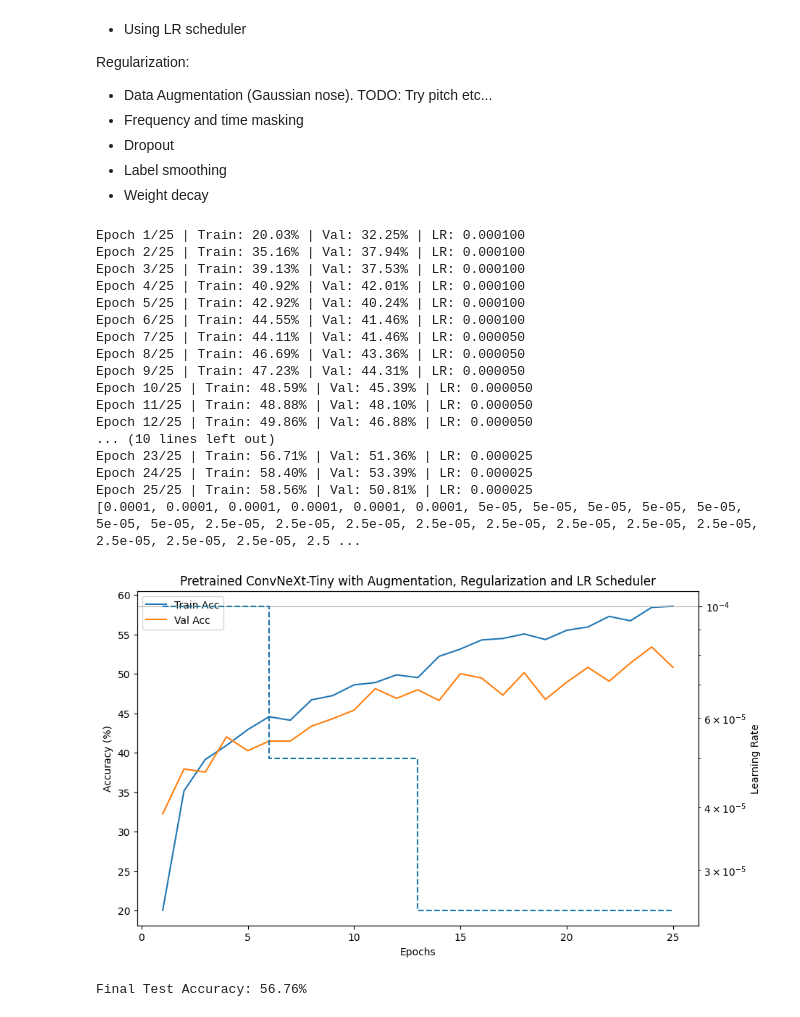
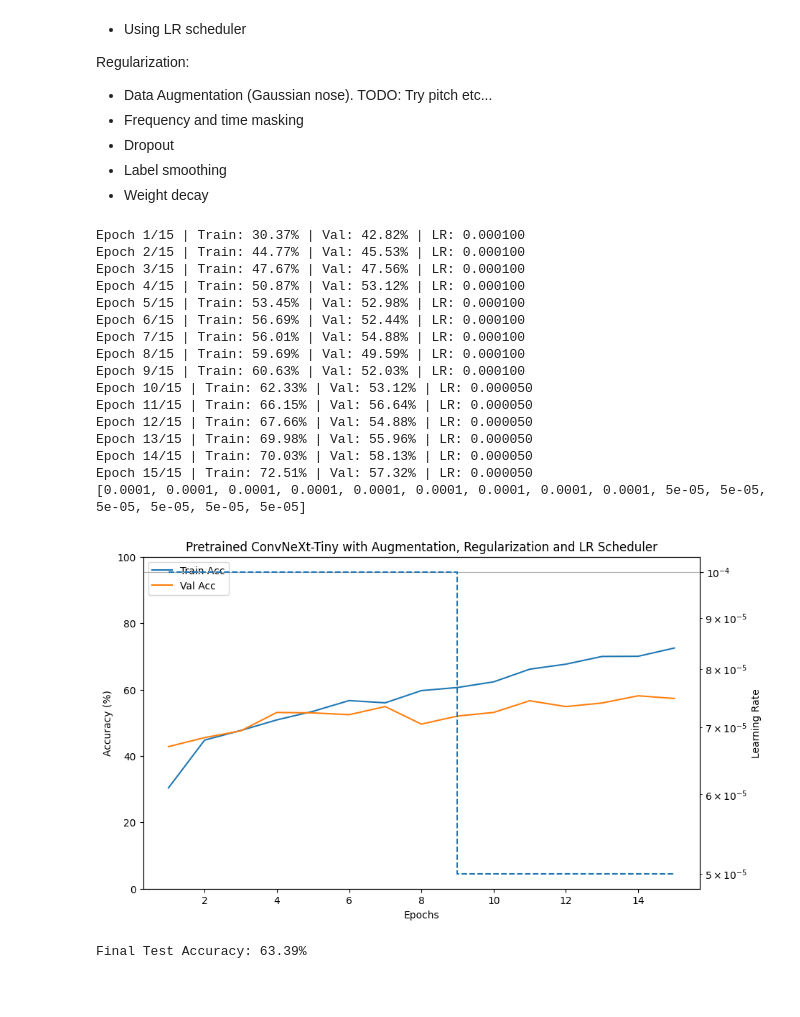
Before and after one commit to kristjan-kostanjsek/SER-deep-learning, a Jupyter notebook: ConvNeXt-Tiny.ipynb, the cells around one changed output. Saved outputs shown, nothing was run; the diff lists cells and outputs as text; code cells hidden in the pictures; blank space fills up the shorter version.

```diff
--- a/ConvNeXt-Tiny.ipynb
+++ b/ConvNeXt-Tiny.ipynb
@@ -154,50 +152,49 @@ train_loader, val_loader, test_loader = build_dataloaders(
     add_noise_std=0.005,
     freq_mask_param=15,
     time_mask_param=30
 )
 
 model, criterion, optimizer, scheduler = build_model(
     model_name="convnext_tiny",
     pretrained=True,
     use_regularization=True,
     dropout_rate=0.5,
     label_smoothing=0.1,
     weight_decay=1e-3,
     use_scheduler=True,
     scheduler_factor=0.5,
     scheduler_patience=2
 )
 
 history = train_model(
     model,
     train_loader,
     val_loader,
     criterion,
     optimizer,
     scheduler=scheduler,
-    epochs=25
+    epochs=15
 )
 
 plot_history(history, "Pretrained ConvNeXt-Tiny with Augmentation, Regularization and LR Scheduler")
 
 test_accuracy = evaluate_model(model, test_loader)
 # %% [output]
-Epoch 1/25 | Train: 20.03% | Val: 32.25% | LR: 0.000100
-Epoch 2/25 | Train: 35.16% | Val: 37.94% | LR: 0.000100
-Epoch 3/25 | Train: 39.13% | Val: 37.53% | LR: 0.000100
-Epoch 4/25 | Train: 40.92% | Val: 42.01% | LR: 0.000100
-Epoch 5/25 | Train: 42.92% | Val: 40.24% | LR: 0.000100
-Epoch 6/25 | Train: 44.55% | Val: 41.46% | LR: 0.000100
-Epoch 7/25 | Train: 44.11% | Val: 41.46% | LR: 0.000050
-Epoch 8/25 | Train: 46.69% | Val: 43.36% | LR: 0.000050
-Epoch 9/25 | Train: 47.23% | Val: 44.31% | LR: 0.000050
-Epoch 10/25 | Train: 48.59% | Val: 45.39% | LR: 0.000050
-Epoch 11/25 | Train: 48.88% | Val: 48.10% | LR: 0.000050
-Epoch 12/25 | Train: 49.86% | Val: 46.88% | LR: 0.000050
-... (10 lines left out)
-Epoch 23/25 | Train: 56.71% | Val: 51.36% | LR: 0.000025
-Epoch 24/25 | Train: 58.40% | Val: 53.39% | LR: 0.000025
-Epoch 25/25 | Train: 58.56% | Val: 50.81% | LR: 0.000025
-[0.0001, 0.0001, 0.0001, 0.0001, 0.0001, 0.0001, 5e-05, 5e-05, 5e-05, 5e-05, 5e-05, 5e-05, 5e-05, 2.5e-05, 2.5e-05, 2.5e-05, 2.5e-05, 2.5e-05, 2.5e-05, 2.5e-05, 2.5e-05, 2.5e-05, 2.5e-05, 2.5e-05, 2.5 ...
+Epoch 1/15 | Train: 30.37% | Val: 42.82% | LR: 0.000100
+Epoch 2/15 | Train: 44.77% | Val: 45.53% | LR: 0.000100
+Epoch 3/15 | Train: 47.67% | Val: 47.56% | LR: 0.000100
+Epoch 4/15 | Train: 50.87% | Val: 53.12% | LR: 0.000100
+Epoch 5/15 | Train: 53.45% | Val: 52.98% | LR: 0.000100
+Epoch 6/15 | Train: 56.69% | Val: 52.44% | LR: 0.000100
+Epoch 7/15 | Train: 56.01% | Val: 54.88% | LR: 0.000100
+Epoch 8/15 | Train: 59.69% | Val: 49.59% | LR: 0.000100
+Epoch 9/15 | Train: 60.63% | Val: 52.03% | LR: 0.000100
+Epoch 10/15 | Train: 62.33% | Val: 53.12% | LR: 0.000050
+Epoch 11/15 | Train: 66.15% | Val: 56.64% | LR: 0.000050
+Epoch 12/15 | Train: 67.66% | Val: 54.88% | LR: 0.000050
+Epoch 13/15 | Train: 69.98% | Val: 55.96% | LR: 0.000050
+Epoch 14/15 | Train: 70.03% | Val: 58.13% | LR: 0.000050
+Epoch 15/15 | Train: 72.51% | Val: 57.32% | LR: 0.000050
+[0.0001, 0.0001, 0.0001, 0.0001, 0.0001, 0.0001, 0.0001, 0.0001, 0.0001, 5e-05, 5e-05, 5e-05, 5e-05, 5e-05, 5e-05]
-[figure, old version]
+[figure, new version]
-Final Test Accuracy: 56.76%
+Final Test Accuracy: 63.39%
```
Also changed, not shown: parts of 3 cells of this notebook, 3 other files.
